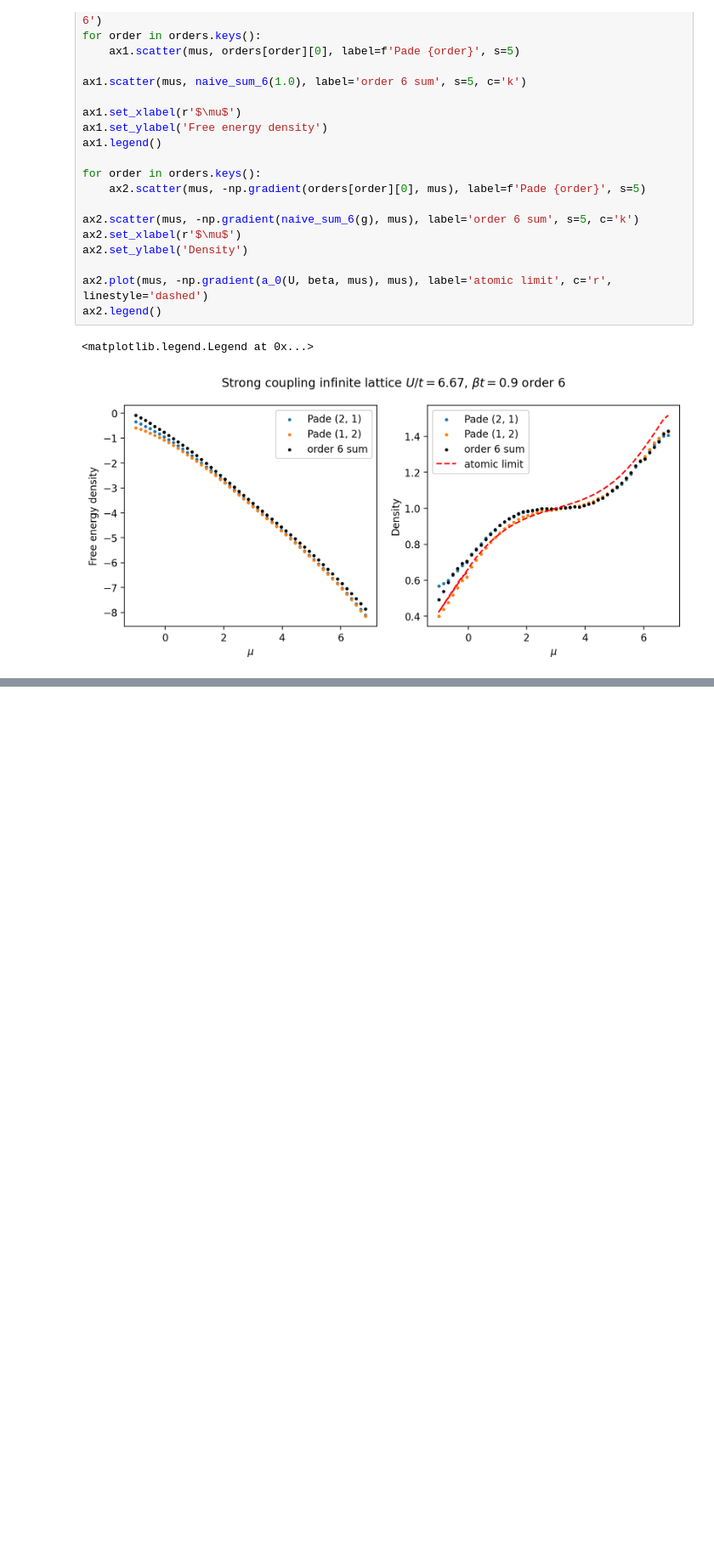
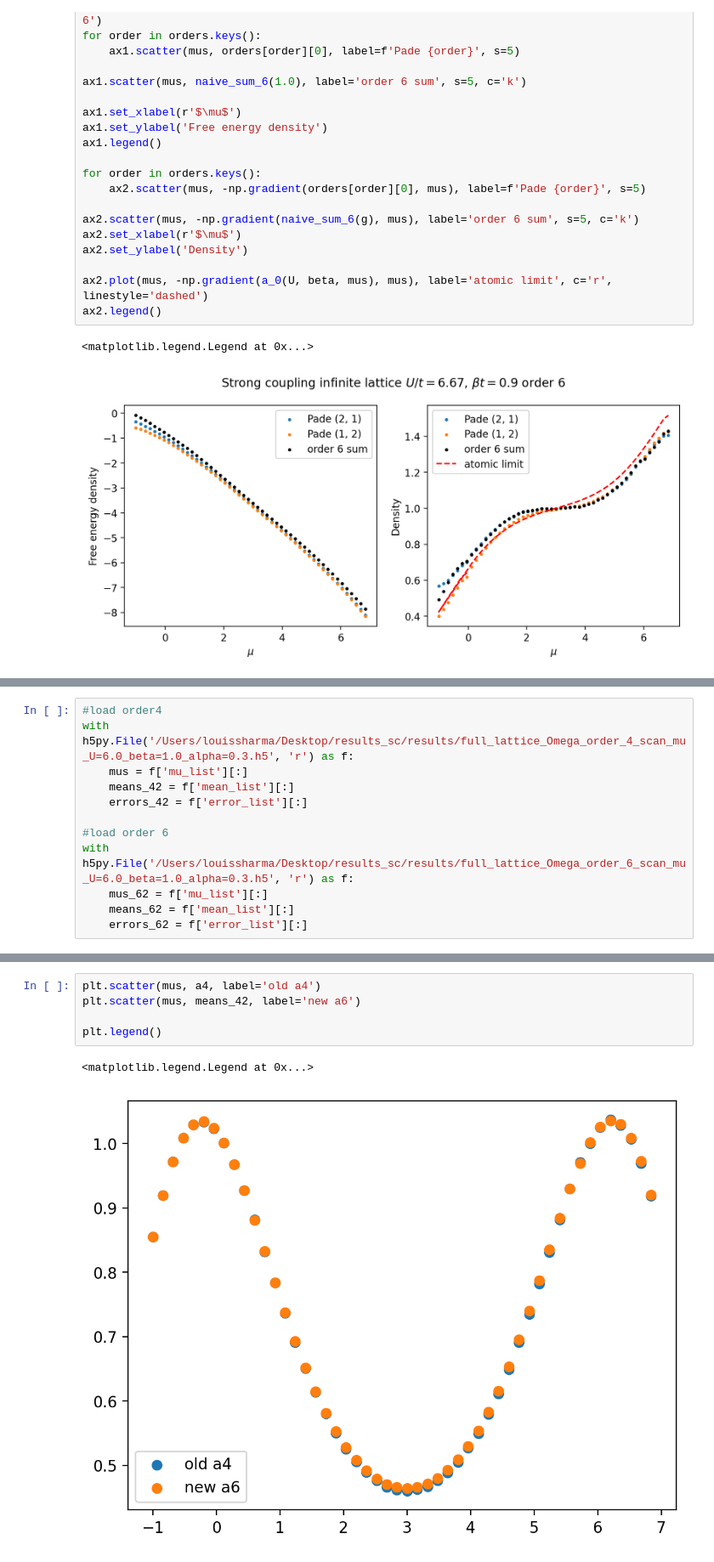
Before and after one commit to louishrm/strong_coupling_expansion, a Jupyter notebook: analytical/analysis_infinite_lattice.ipynb, the cells around one changed output, grey strips where cells are left out. Shown at 85% size. Cells and saved outputs as stored; diff of their text form; blank space fills up the shorter version.

```diff
--- a/analytical/analysis_infinite_lattice.ipynb
+++ b/analytical/analysis_infinite_lattice.ipynb
@@ -154,0 +162,12 @@ ax2.legend()
+# %%
+#load order4
+with h5py.File('/Users/louissharma/Desktop/results_sc/results/full_lattice_Omega_order_4_scan_mu_U=6.0_beta=1.0_alpha=0.3.h5', 'r') as f:
+    mus = f['mu_list'][:]
+    means_42 = f['mean_list'][:]
+    errors_42 = f['error_list'][:]
+
+#load order 6
+with h5py.File('/Users/louissharma/Desktop/results_sc/results/full_lattice_Omega_order_6_scan_mu_U=6.0_beta=1.0_alpha=0.3.h5', 'r') as f:
+    mus_62 = f['mu_list'][:]
+    means_62 = f['mean_list'][:]
+    errors_62 = f['error_list'][:]
@@ -154,0 +211,8 @@ ax2.legend()
+# %%
+plt.scatter(mus, a4, label='old a4')
+plt.scatter(mus, means_42, label='new a6')
+
+plt.legend()
+# %% [output]
+<matplotlib.legend.Legend at 0x...>
+[figure, added]
```
Also changed, not shown: parts of 9 cells of this notebook, 2 other files.
